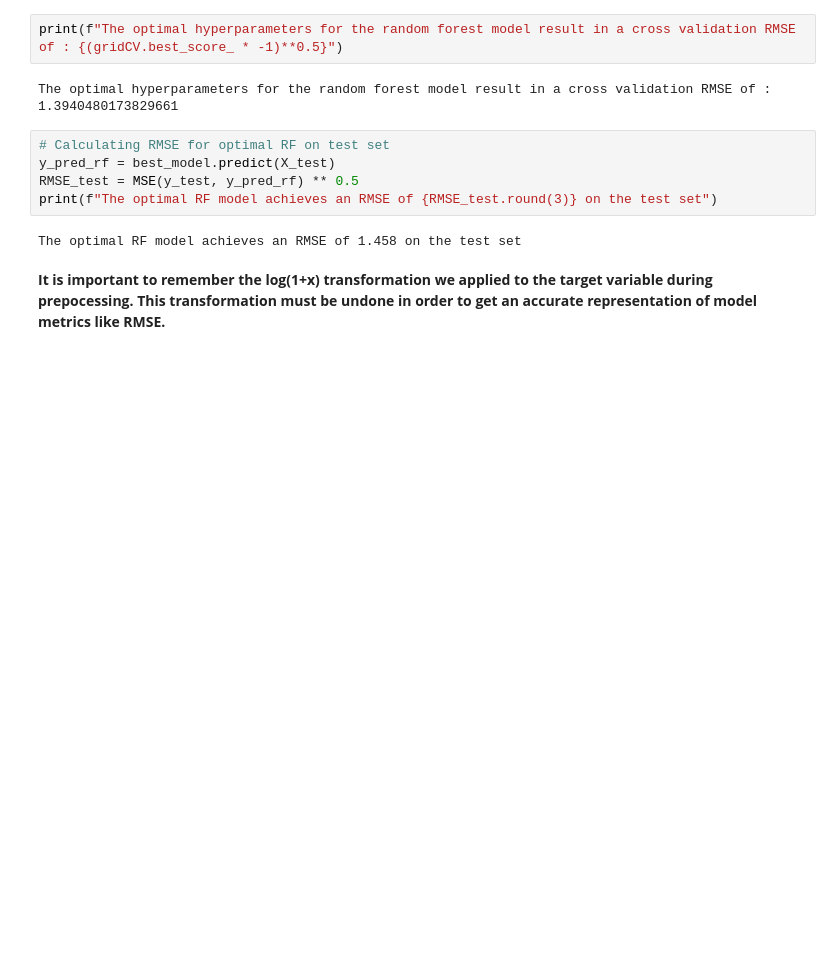
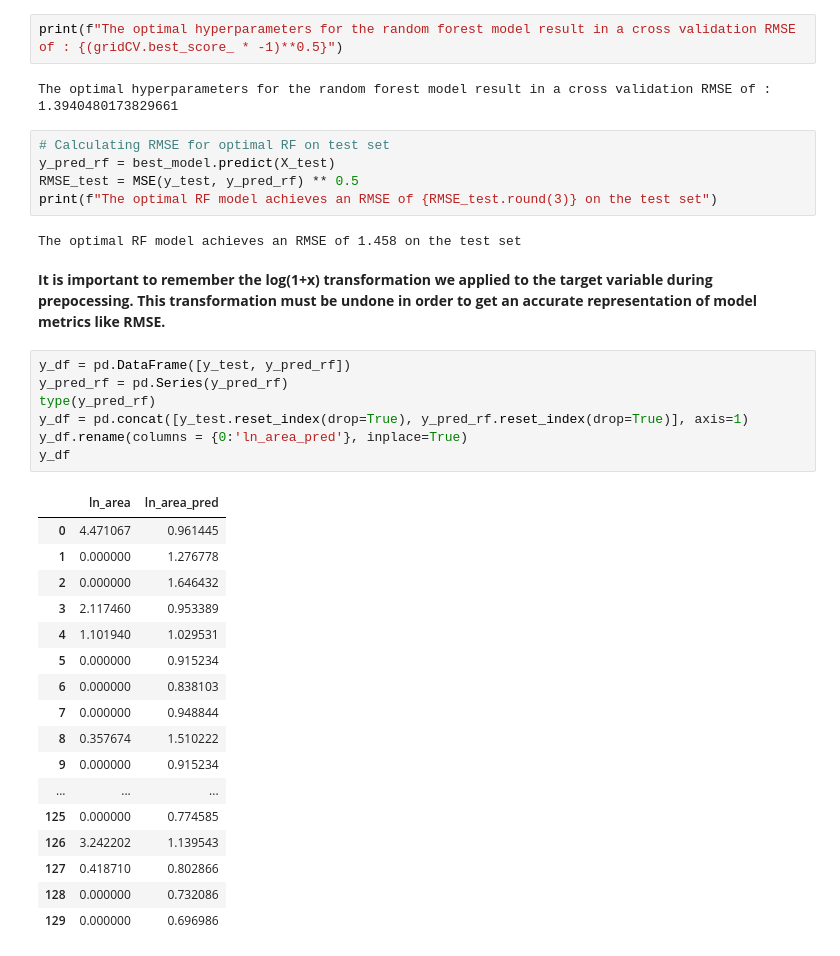
Before and after one commit to grahamgreene88/Forest-Fire-Predicition, a Jupyter notebook: Forest Fire Notebook.ipynb, the cells around one changed output. Saved outputs shown, nothing was run; the diff lists cells and outputs as text; blank space fills up the shorter version.

```diff
--- a/Forest Fire Notebook.ipynb
+++ b/Forest Fire Notebook.ipynb
@@ -310,3 +312,28 @@ print(f"The optimal RF model achieves an RMSE of {RMSE_test.round(3)} on the tes
 The optimal RF model achieves an RMSE of 1.458 on the test set
 # %% [markdown]
 **It is important to remember the log(1+x) transformation we applied to the target variable during prepocessing. This transformation must be undone in order to get an accurate representation of model metrics like RMSE.**
+# %%
+y_df = pd.DataFrame([y_test, y_pred_rf])
+y_pred_rf = pd.Series(y_pred_rf)
+type(y_pred_rf)
+y_df = pd.concat([y_test.reset_index(drop=True), y_pred_rf.reset_index(drop=True)], axis=1)
+y_df.rename(columns = {0:'ln_area_pred'}, inplace=True)
+y_df
+# %% [output]
+|  | ln_area | ln_area_pred |
+| 0 | 4.471067 | 0.961445 |
+| 1 | 0.000000 | 1.276778 |
+| 2 | 0.000000 | 1.646432 |
+| 3 | 2.117460 | 0.953389 |
+| 4 | 1.101940 | 1.029531 |
+| 5 | 0.000000 | 0.915234 |
+| 6 | 0.000000 | 0.838103 |
+| 7 | 0.000000 | 0.948844 |
+| 8 | 0.357674 | 1.510222 |
+| 9 | 0.000000 | 0.915234 |
+| ... | ... | ... |
+| 125 | 0.000000 | 0.774585 |
+| 126 | 3.242202 | 1.139543 |
+| 127 | 0.418710 | 0.802866 |
+| 128 | 0.000000 | 0.732086 |
+| 129 | 0.000000 | 0.696986 |
```
Also changed, not shown: parts of 12 cells of this notebook.
